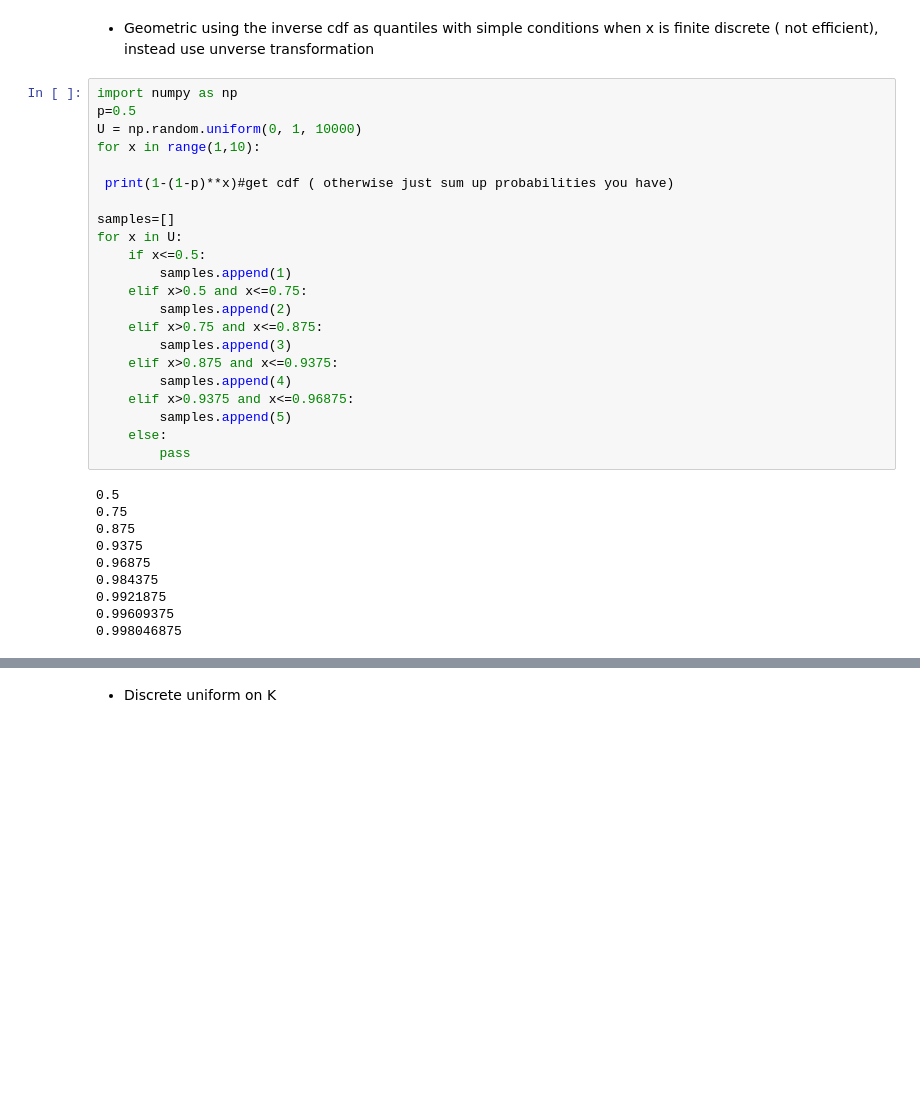
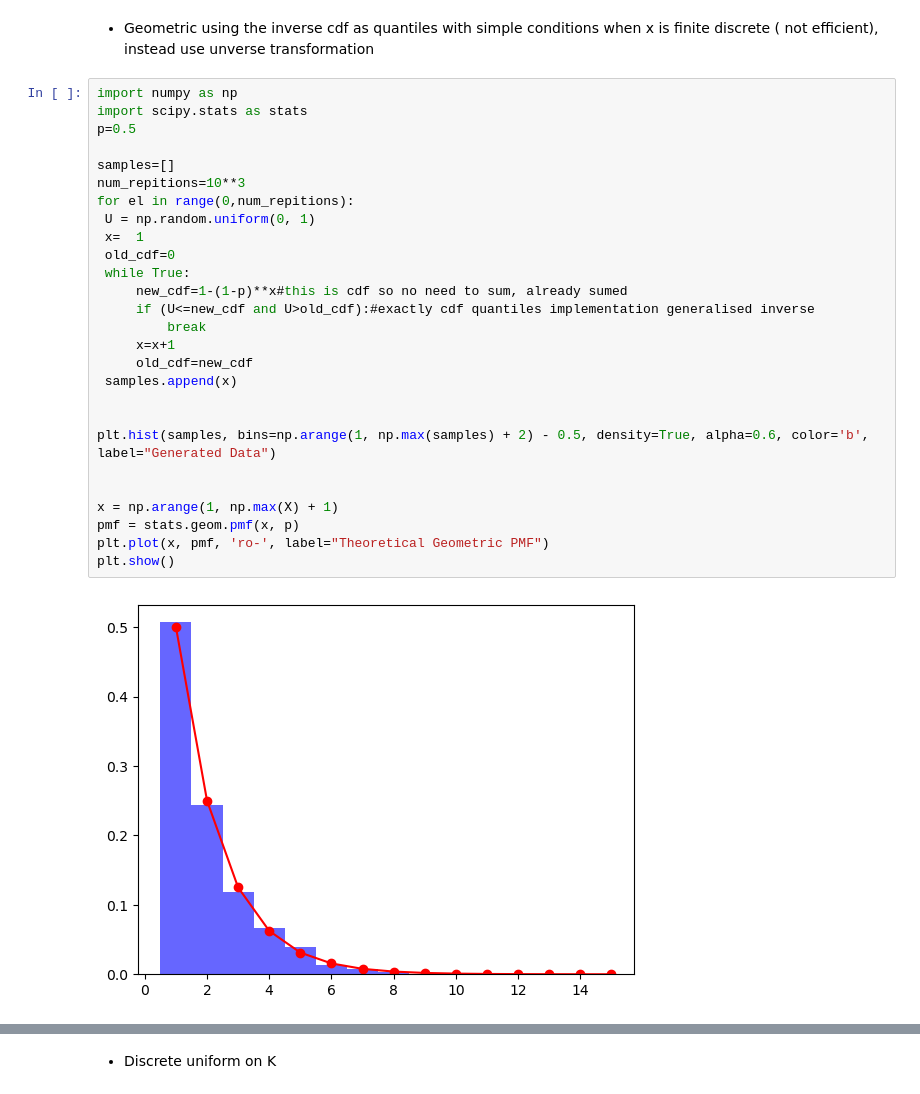
Before and after one commit to aayrapet/MC_simulations, a Jupyter notebook: main.ipynb, the cells around one changed output, grey strips where cells are left out. Cells and saved outputs as stored; diff of their text form; blank space fills up the shorter version.

```diff
--- a/main.ipynb
+++ b/main.ipynb
@@ -167,34 +173,31 @@ plt.show()
 # %% [markdown]
 - Geometric using the inverse cdf as quantiles with simple conditions when x is finite discrete ( not efficient), instead use unverse transformation
-# %%
-import numpy as np
-p=0.5
-U = np.random.uniform(0, 1, 10000)
-for x in range(1,10):
-
- print(1-(1-p)**x)#get cdf ( otherwise just sum up probabilities you have)
-
-samples=[]
-for x in U:
-    if x<=0.5:
-        samples.append(1)
-    elif x>0.5 and x<=0.75:
-        samples.append(2)
-    elif x>0.75 and x<=0.875:
-        samples.append(3)
-    elif x>0.875 and x<=0.9375:
-        samples.append(4)
-    elif x>0.9375 and x<=0.96875:
-        samples.append(5)
-    else:
-        pass
-# %% [output]
-0.5
-0.75
-0.875
-0.9375
-0.96875
-0.984375
-0.9921875
-0.99609375
-0.998046875
+# %%
+import numpy as np
+import scipy.stats as stats
+p=0.5
+
+samples=[]
+num_repitions=10**3
+for el in range(0,num_repitions):
+ U = np.random.uniform(0, 1)
+ x=  1
+ old_cdf=0
+ while True:
+     new_cdf=1-(1-p)**x#this is cdf so no need to sum, already sumed
+     if (U<=new_cdf and U>old_cdf):#exactly cdf quantiles implementation generalised inverse
+         break
+     x=x+1
+     old_cdf=new_cdf
+ samples.append(x)
+
+
+plt.hist(samples, bins=np.arange(1, np.max(samples) + 2) - 0.5, density=True, alpha=0.6, color='b', label="Generated Data")
+
+
+x = np.arange(1, np.max(X) + 1)
+pmf = stats.geom.pmf(x, p)
+plt.plot(x, pmf, 'ro-', label="Theoretical Geometric PMF")
+plt.show()
+# %% [output]
+[figure, added]
```
Also changed, not shown: parts of 10 cells of this notebook.
